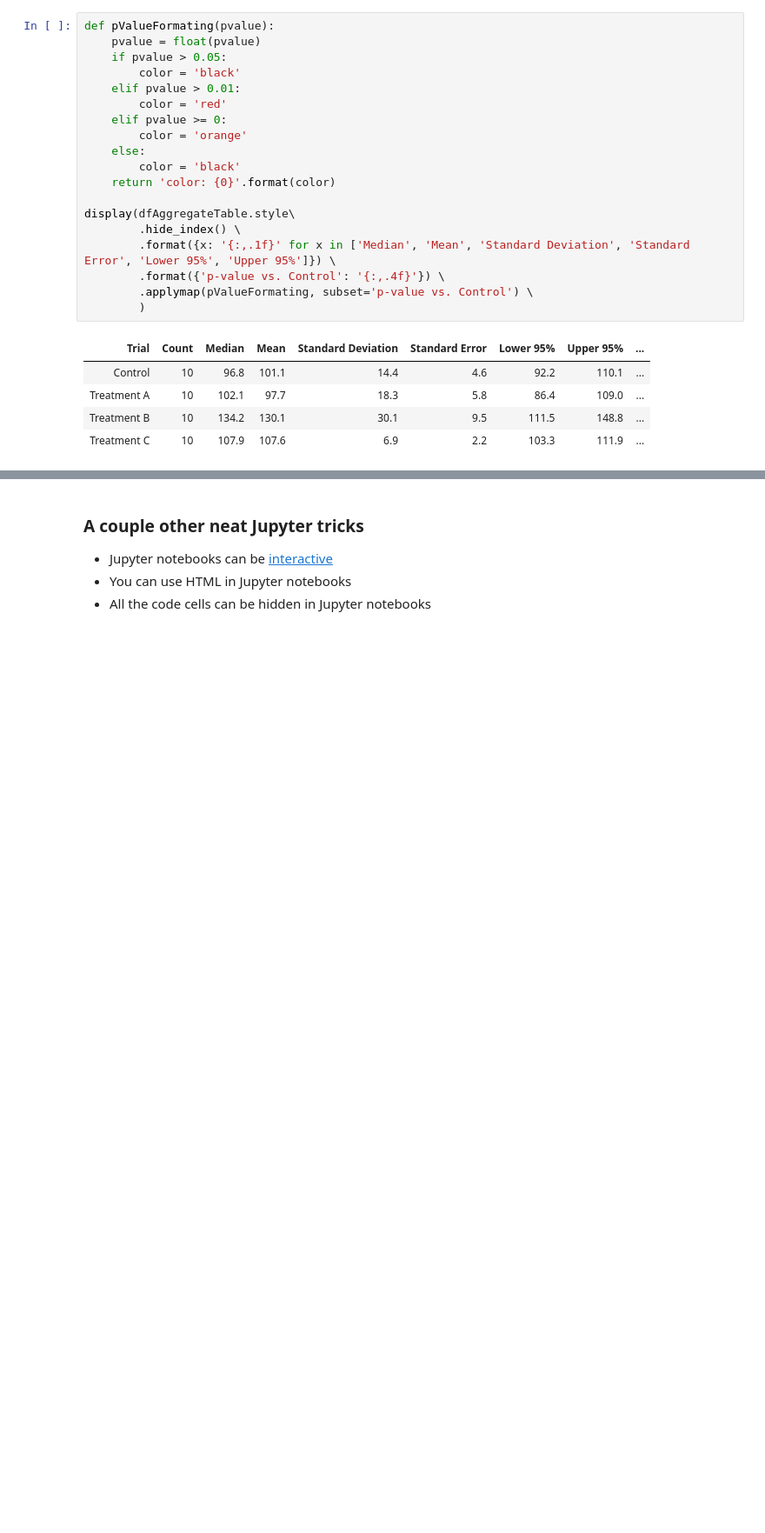
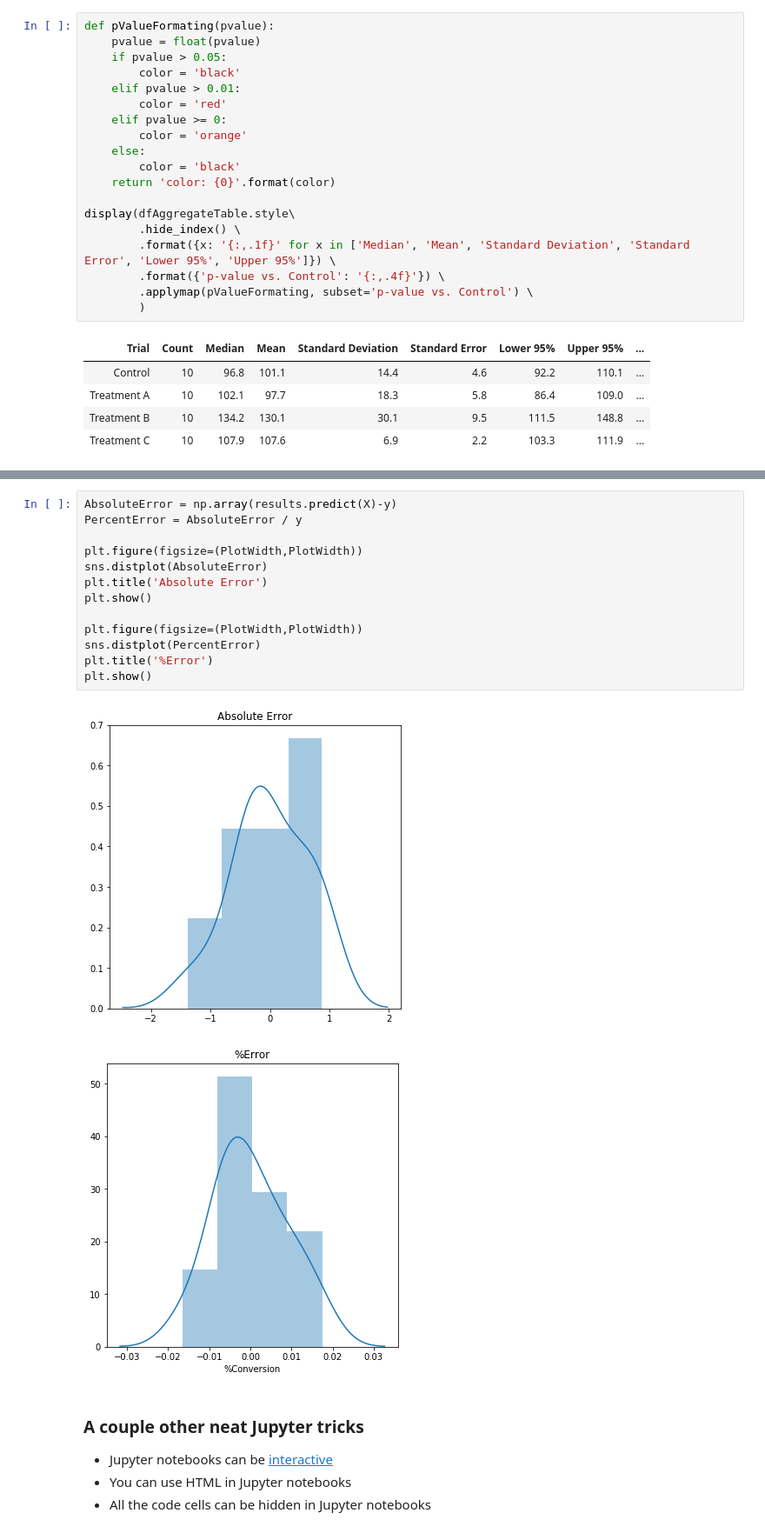
Before and after one commit to nick-gould/Reporting-Data-Using-Python, a Jupyter notebook: ReportingDataUsingPython.ipynb, the cells around one changed output, grey strips where cells are left out. Shown: that part at 87% size. Saved outputs shown, nothing was run; the diff lists cells and outputs as text; blank space fills up the shorter version.

```diff
--- a/ReportingDataUsingPython.ipynb
+++ b/ReportingDataUsingPython.ipynb
@@ -249,3 +432,19 @@ display(dfAggregateTable.style\
+# %%
+AbsoluteError = np.array(results.predict(X)-y)
+PercentError = AbsoluteError / y
+
+plt.figure(figsize=(PlotWidth,PlotWidth))
+sns.distplot(AbsoluteError)
+plt.title('Absolute Error')
+plt.show()
+
+plt.figure(figsize=(PlotWidth,PlotWidth))
+sns.distplot(PercentError)
+plt.title('%Error')
+plt.show()
+# %% [output]
+[figure, added]
+[figure, added]
 # %% [markdown]
 ### A couple other neat Jupyter tricks
 * Jupyter notebooks can be [interactive](https://ipywidgets.readthedocs.io/en/stable/examples/Lorenz%20Differential%20Equations.html)
```
Also changed, not shown: parts of 22 cells of this notebook.
